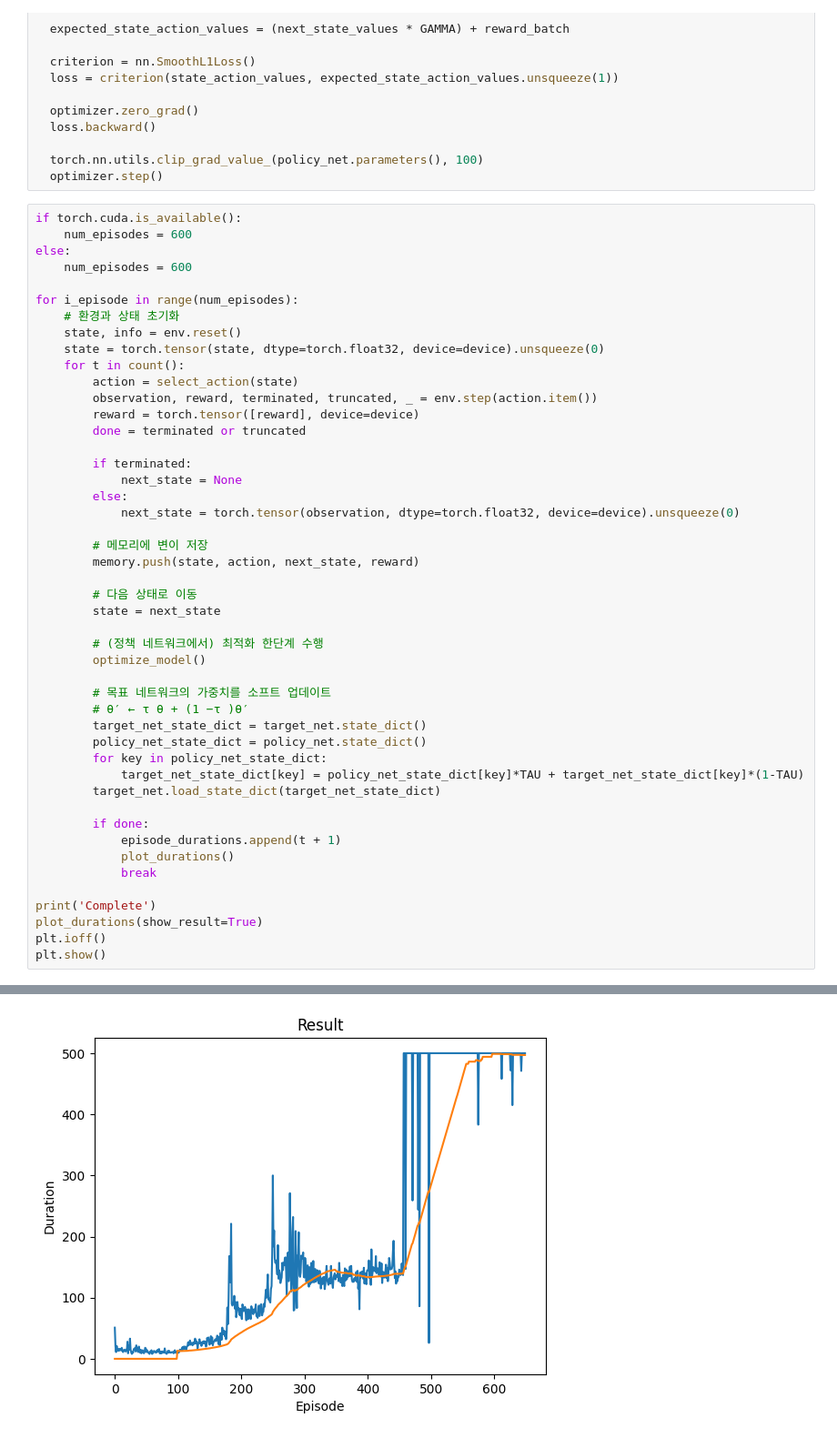
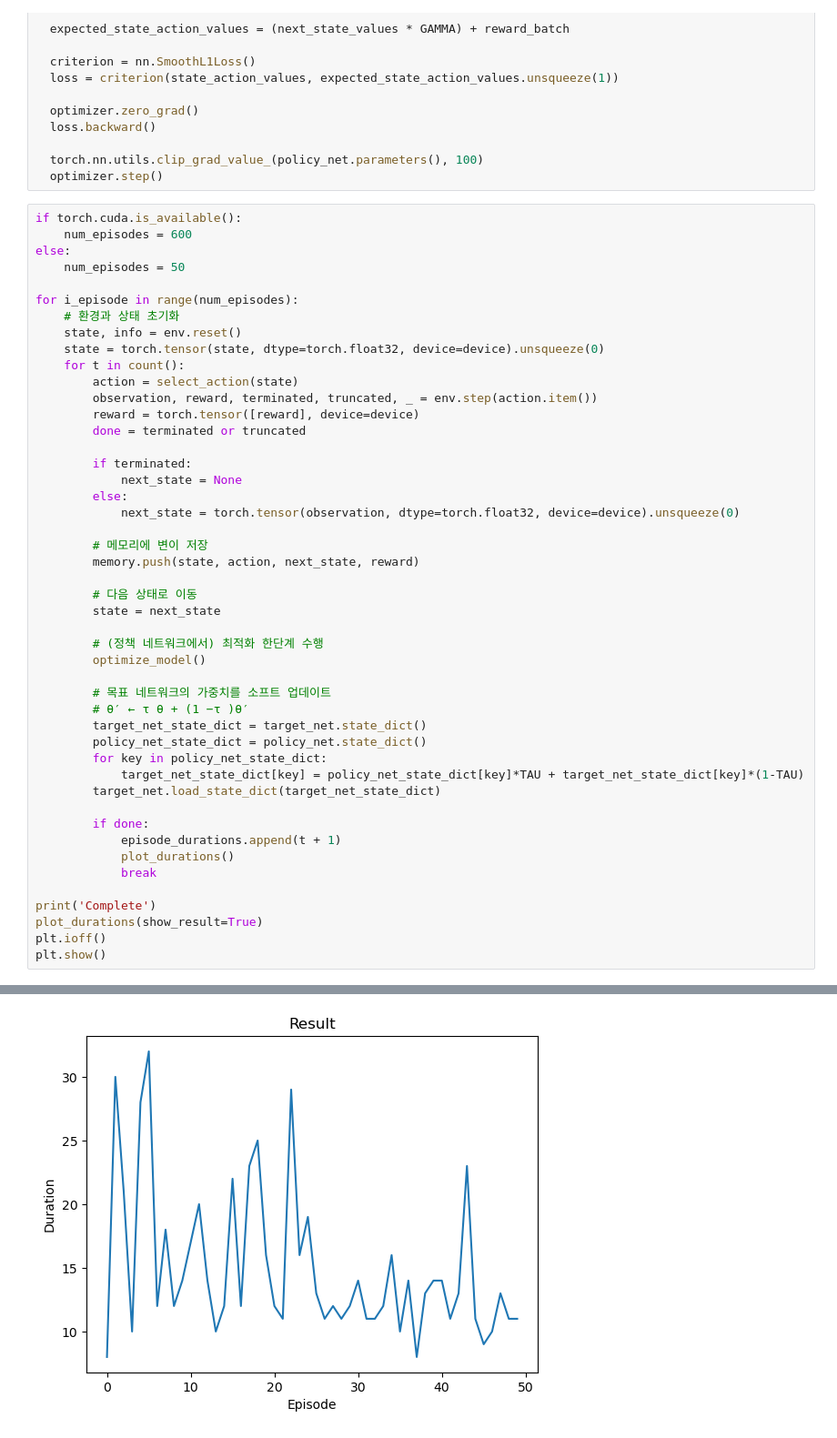
Before and after one commit to l3u9/RL-mario-pytorch, a Jupyter notebook: tutorial1.ipynb, the cells around one changed output, grey strips where cells are left out. Shown at 91% size. Cells and saved outputs as stored; diff of their text form.

```diff
--- a/tutorial1.ipynb
+++ b/tutorial1.ipynb
@@ -165,7 +179,7 @@ def optimize_model():
 if torch.cuda.is_available():
     num_episodes = 600
 else:
-    num_episodes = 600
+    num_episodes = 50
 
 for i_episode in range(num_episodes):
     # 환경과 상태 초기화
@@ -183,33 +197,33 @@ for i_episode in range(num_episodes):
             next_state = torch.tensor(observation, dtype=torch.float32, device=device).unsqueeze(0)
 
         # 메모리에 변이 저장
         memory.push(state, action, next_state, reward)
 
         # 다음 상태로 이동
         state = next_state
 
         # (정책 네트워크에서) 최적화 한단계 수행
         optimize_model()
 
         # 목표 네트워크의 가중치를 소프트 업데이트
         # θ′ ← τ θ + (1 −τ )θ′
         target_net_state_dict = target_net.state_dict()
         policy_net_state_dict = policy_net.state_dict()
         for key in policy_net_state_dict:
             target_net_state_dict[key] = policy_net_state_dict[key]*TAU + target_net_state_dict[key]*(1-TAU)
         target_net.load_state_dict(target_net_state_dict)
 
         if done:
             episode_durations.append(t + 1)
             plot_durations()
             break
 
 print('Complete')
 plot_durations(show_result=True)
 plt.ioff()
 plt.show()
 # %% [output]
 Complete
-[figure, old version]
+[figure, new version]
 <Figure size 640x480 with 0 Axes>
 <Figure size 640x480 with 0 Axes>
```
Also changed, not shown: parts of 3 cells of this notebook, 6 other files.
